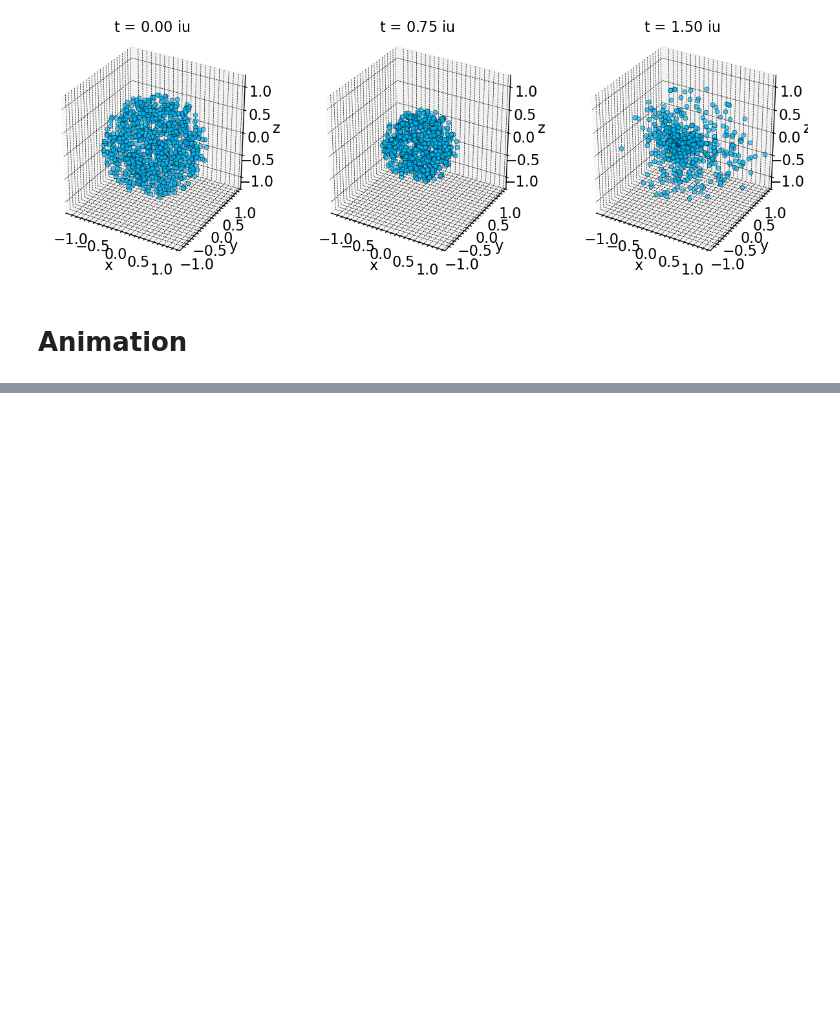
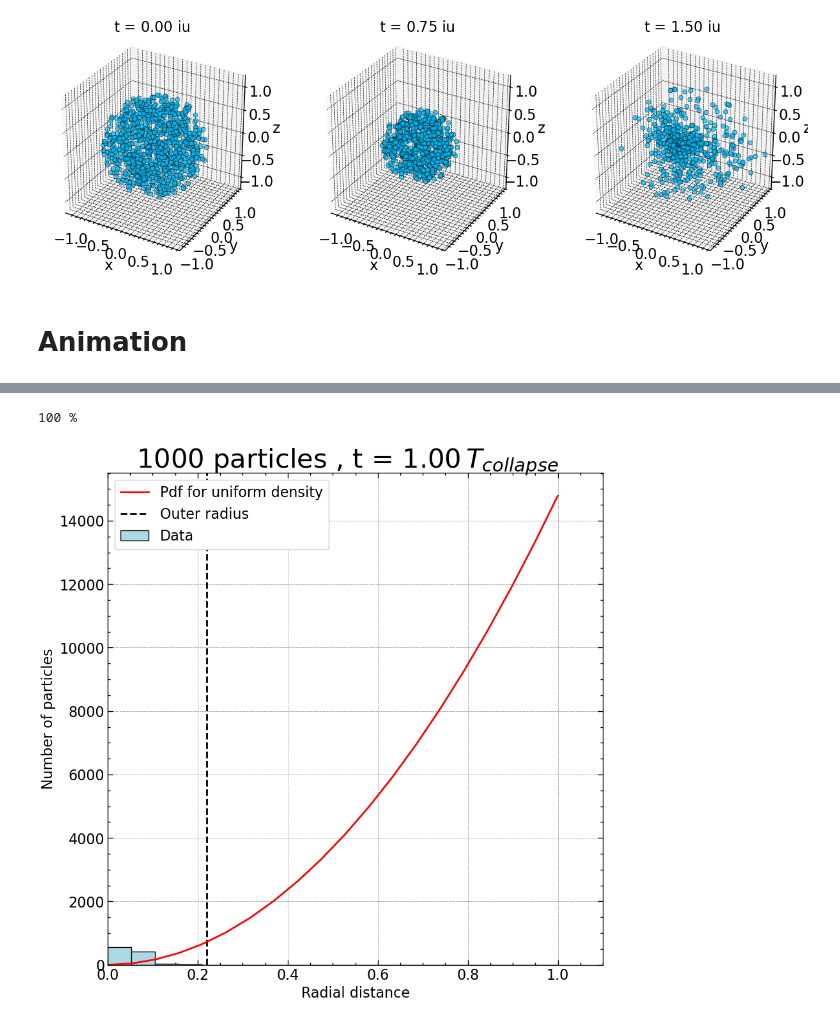
Before and after one commit to M-Bianchi/Dynamics_of_Stellar_Systems, a Jupyter notebook: nbody_sh1/sphere_plots.ipynb, the cells around one changed output, grey strips where cells are left out. Drawn from its saved outputs; the diff is of its cells as text; code cells hidden in the pictures; blank space fills up the shorter version.

```diff
--- a/nbody_sh1/sphere_plots.ipynb
+++ b/nbody_sh1/sphere_plots.ipynb
@@ -199,0 +227,27 @@ ani.save('sphere.mp4', writer=animation.FFMpegWriter(fps=40, bitrate=5000, codec
+# %%
+# if len(x)=N, then the animation will have N/k frames
+k = 1
+# %%
+plt.rcParams['figure.figsize'] = [10 , 10]
+
+fig, axes = plt.subplots(1, 1)
+ax = axes
+title = fig.suptitle(f'{N} particles', fontsize=30, y=0.92)
+
+def animate(i):
+    print(math.ceil(100*i*k/len(hist[0, :])), "%", end='\r')
+
+    ax.clear()
+    ax.set_xlim(0, 1.1*R)
+    title.set_text(f'${N}$ particles , t = ${time[k*i]/T_collapse:.2f} \, T_{{collapse}}$')
+
+    Plot_Hist(i, r_bins, radial_distance)
+
+    return fig,
+
+writer = animation.FFMpegWriter(fps=60)
+ani = animation.FuncAnimation(fig, animate, frames=int(len(hist[0, :])/k), interval=1, blit=True)
+ani.save('histogram.gif', writer=writer, dpi=100)
+# %% [output]
+100 %
+[figure, added]
```
Also changed, not shown: parts of 4 cells of this notebook, 2 other files.
